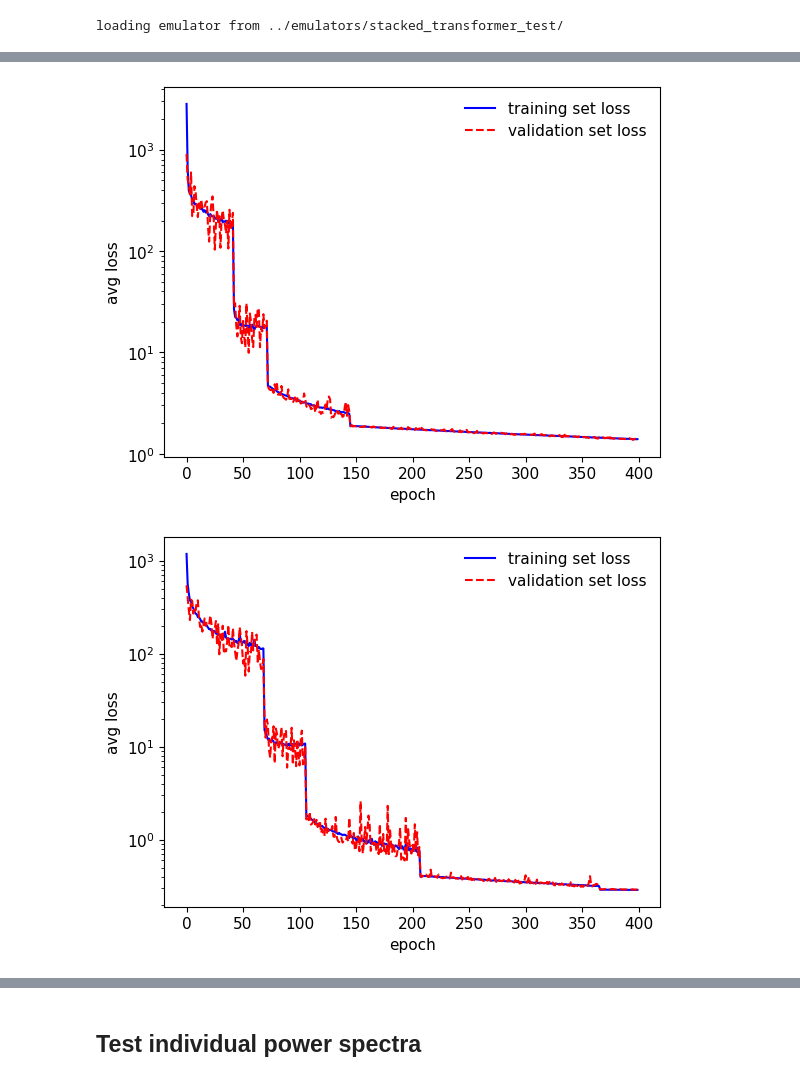
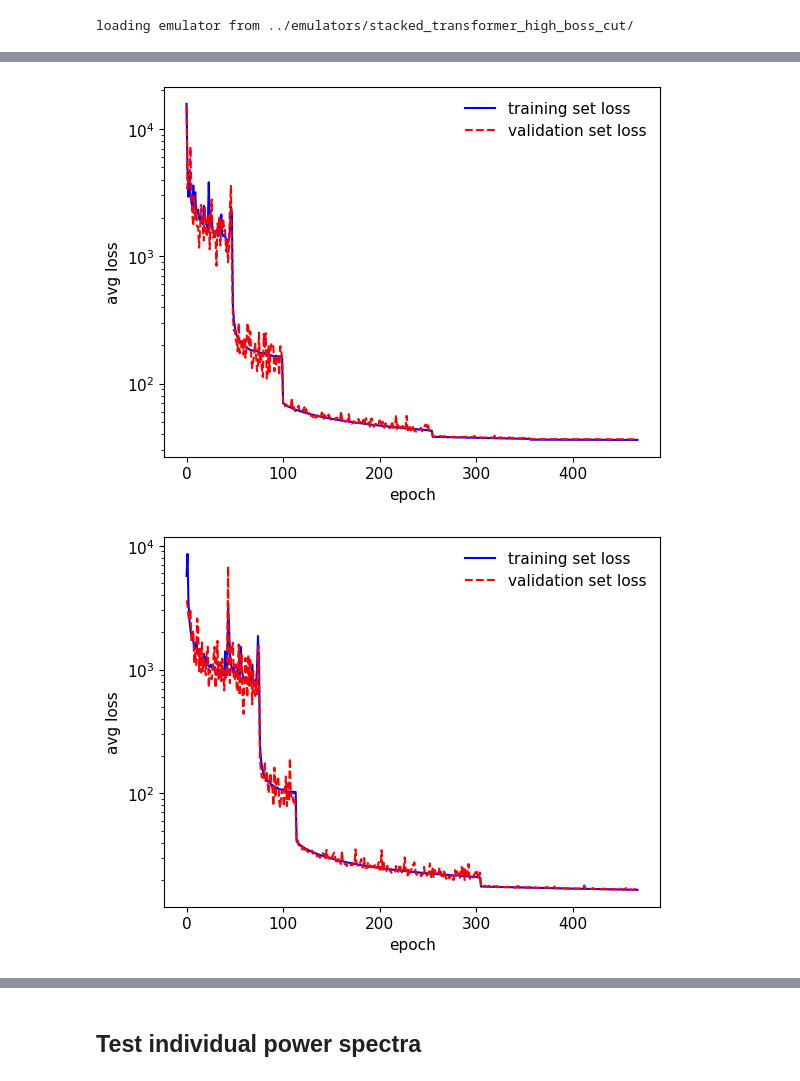
Before and after one commit to jadamo/spherex_emu, a Jupyter notebook: notebooks/test_emulator.ipynb, the cells around one changed output, grey strips where cells are left out. Cells and saved outputs as stored; diff of their text form; code cells hidden in the pictures.

```diff
--- a/notebooks/test_emulator.ipynb
+++ b/notebooks/test_emulator.ipynb
@@ -83,18 +82,22 @@ def plot_heatmap(params, data, label, extents, cmap, log_scale,
     if save_str!="": plt.savefig(save_str, dpi=300, bbox_inches='tight')
 # %%
 # load the network
-emulator_dir = "../emulators/stacked_transformer_test/"
-training_dir = "../../../Data/SPHEREx-Data/Training-Set-EFT-2s-2z/"
+emulator_dir = "../emulators/stacked_transformer_high_boss_cut/"
+training_dir = "../../../Data/SPHEREx-Data/training_set_eft_high_boss_cut/"
+input_dir = "/home/joeadamo/Research/SPHEREx/spherex_emu/"
 
 emulator = pk_emulator(emulator_dir, "eval")
 num_networks = emulator.num_zbins * emulator.num_spectra
 
+temp_cosmo_dir = input_dir + "configs/cosmo_pars/cosmo_pars_high_boss_cut.yaml"
+
 # used in heatmap plotting routine
 config_dict = load_config_file(emulator_dir+"config.yaml")
-cosmo_dict = load_config_file(config_dict["input_dir"]+config_dict["cosmo_dir"])
+cosmo_dict = load_config_file(temp_cosmo_dir)
+#cosmo_dict = load_config_file(input_dir+config_dict["cosmo_dir"])
 pnames, bounds = get_parameter_ranges(cosmo_dict)
 # %% [output]
-loading emulator from ../emulators/stacked_transformer_test/
+loading emulator from ../emulators/stacked_transformer_high_boss_cut/
 # %%
 # load the test dataset
 test_data = emulator.load_data("testing", 1., False, training_dir)
@@ -107,10 +110,12 @@ test_loss = calc_avg_loss(emulator.model, test_loader, emulator.input_normalizat
 for (ps, z) in itertools.product(range(emulator.num_spectra), range(emulator.num_zbins)):
     training_data = torch.load(emulator_dir+"training_statistics/train_data_"+str(ps)+"_"+str(z)+".dat")
 
+    #epochs = range(min(np.where(training_data[0] == 0)[0][0], training_data.shape[1]))
     epochs = range(training_data.shape[1])
-    train_loss = training_data[0,:]
-    valid_loss = training_data[1,:]
-    learning_rate = training_data[2,:]
+    num_epochs = epochs[-1]+1
+    train_loss = training_data[0,:num_epochs]
+    valid_loss = training_data[1,:num_epochs]
+    learning_rate = training_data[2,:num_epochs]
     print("Net [{:d}, {:d}], Total # of epochs    = {:0.0f}".format(ps, z, len(train_loss)))
     print("Net [{:d}, {:d}], Best training loss   = {:0.4f}".format(ps, z, torch.amin(train_loss)))
     print("Net [{:d}, {:d}], Best validation loss = {:0.4f}".format(ps, z, torch.amin(valid_loss)))
@@ -144,2 +149,2 @@ Net [2, 1], Average test loss    = 2.5868
-[figure, old version]
+[figure, new version]
-[figure, old version]
+[figure, new version]
```
Also changed, not shown: parts of 7 cells of this notebook, 1 other file.
